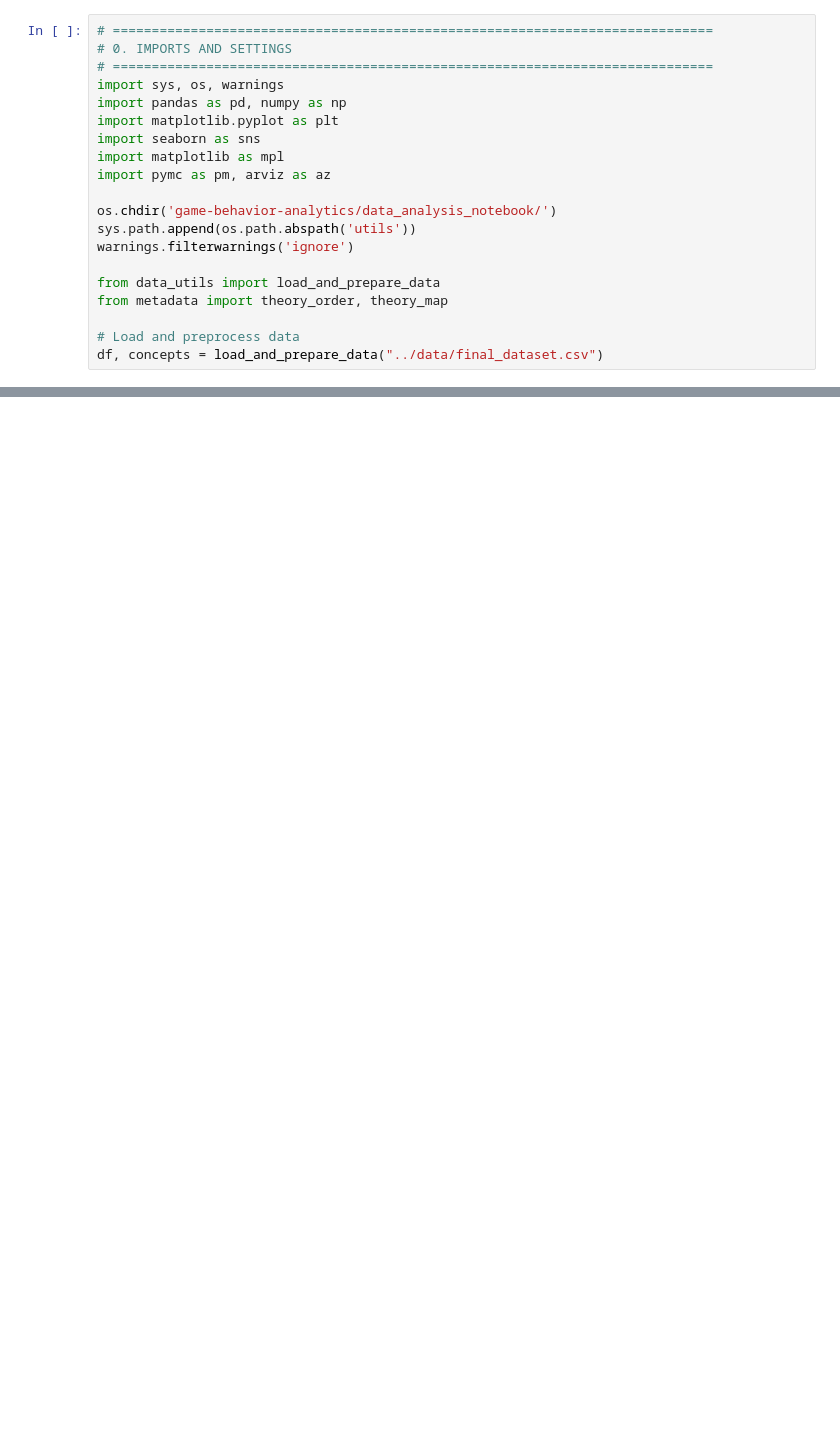
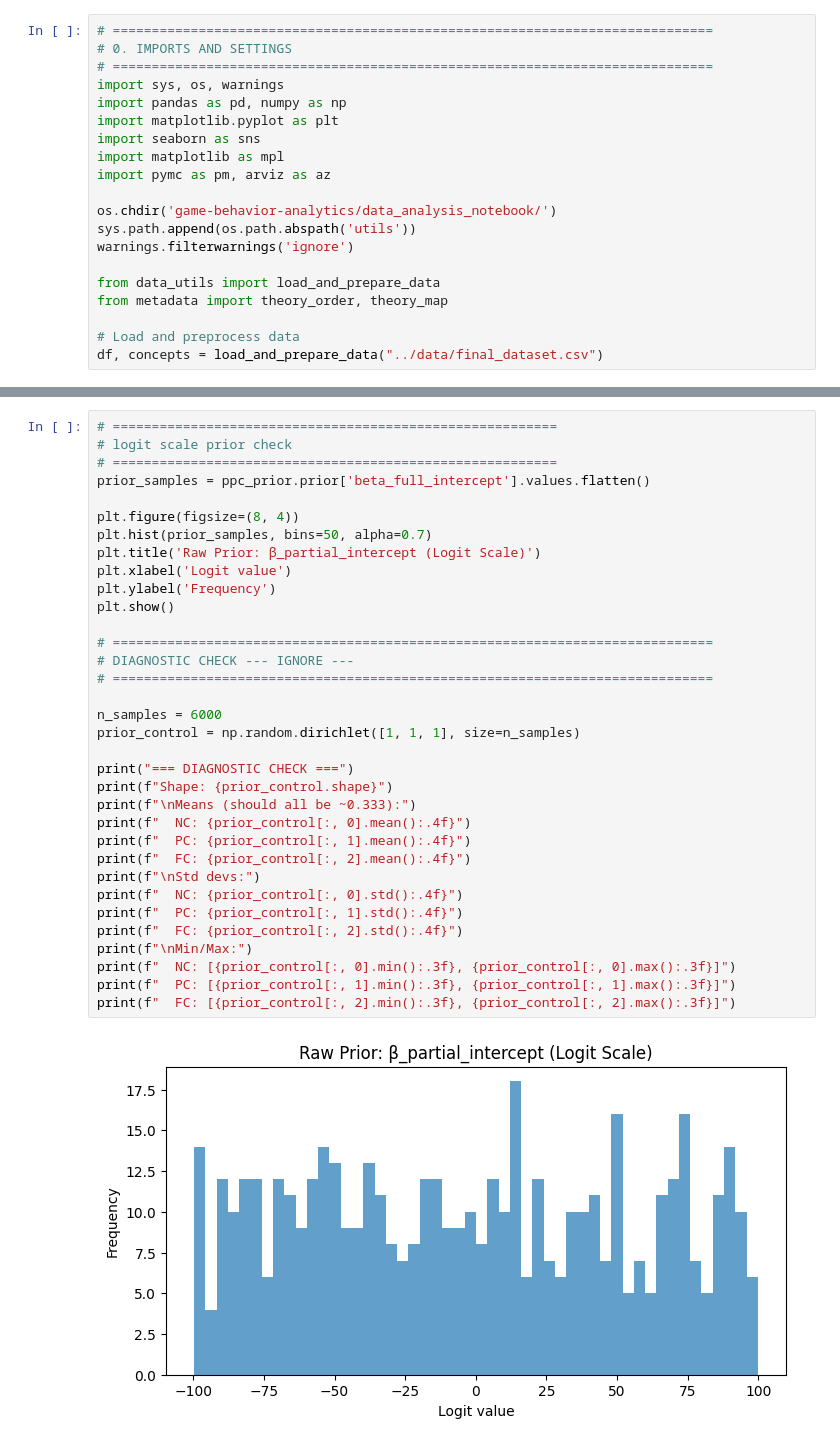
Before and after one commit to svdpmukherjee/game-behavior-intervention-study, a Jupyter notebook: game-behavior-analytics/data_analysis_notebook/notebook/RQ1.ipynb, the cells around one changed output, grey strips where cells are left out. Cells and saved outputs as stored; diff of their text form; blank space fills up the shorter version.

```diff
--- a/game-behavior-analytics/data_analysis_notebook/notebook/RQ1.ipynb
+++ b/game-behavior-analytics/data_analysis_notebook/notebook/RQ1.ipynb
@@ -156,0 +179,36 @@ def concept_probs_and_hdi(idx):
+# %%
+# =========================================================
+# logit scale prior check
+# =========================================================
+prior_samples = ppc_prior.prior['beta_full_intercept'].values.flatten()
+
+plt.figure(figsize=(8, 4))
+plt.hist(prior_samples, bins=50, alpha=0.7)
+plt.title('Raw Prior: β_partial_intercept (Logit Scale)')
+plt.xlabel('Logit value')
+plt.ylabel('Frequency')
+plt.show()
+
+# =============================================================================
+# DIAGNOSTIC CHECK --- IGNORE ---
+# =============================================================================
+
+n_samples = 6000
+prior_control = np.random.dirichlet([1, 1, 1], size=n_samples)
+
+print("=== DIAGNOSTIC CHECK ===")
+print(f"Shape: {prior_control.shape}")
+print(f"\nMeans (should all be ~0.333):")
+print(f"  NC: {prior_control[:, 0].mean():.4f}")
+print(f"  PC: {prior_control[:, 1].mean():.4f}")
+print(f"  FC: {prior_control[:, 2].mean():.4f}")
+print(f"\nStd devs:")
+print(f"  NC: {prior_control[:, 0].std():.4f}")
+print(f"  PC: {prior_control[:, 1].std():.4f}")
+print(f"  FC: {prior_control[:, 2].std():.4f}")
+print(f"\nMin/Max:")
+print(f"  NC: [{prior_control[:, 0].min():.3f}, {prior_control[:, 0].max():.3f}]")
+print(f"  PC: [{prior_control[:, 1].min():.3f}, {prior_control[:, 1].max():.3f}]")
+print(f"  FC: [{prior_control[:, 2].min():.3f}, {prior_control[:, 2].max():.3f}]")
+# %% [output]
+[figure, added]
```
Also changed, not shown: parts of 8 cells of this notebook.
